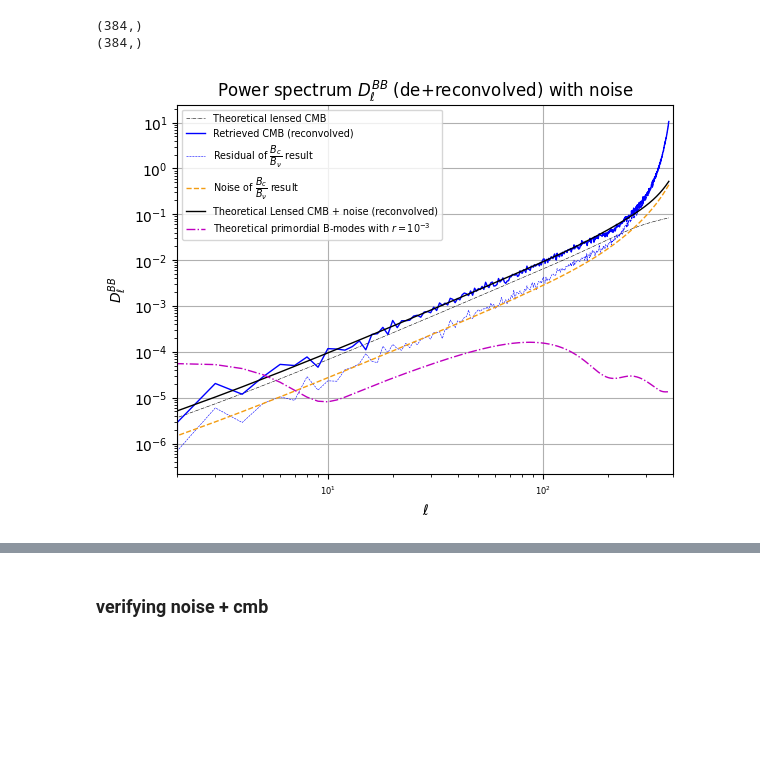
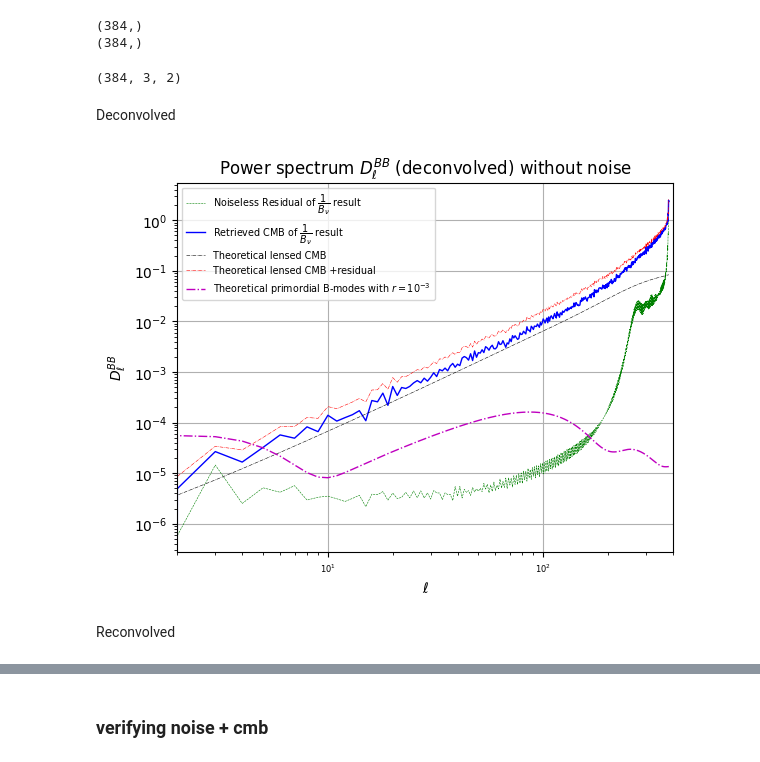
Before and after one commit to julientang/Stage3A, a Jupyter notebook: harmonic_comp_sep_with&withoutbeam.ipynb, the cells around one changed output, grey strips where cells are left out. Drawn from its saved outputs; the diff is of its cells as text; code cells hidden in the pictures; blank space fills up the shorter version.

```diff
--- a/harmonic_comp_sep_with&withoutbeam.ipynb
+++ b/harmonic_comp_sep_with&withoutbeam.ipynb
@@ -538,0 +578,3 @@ result_beam_ren.s = np.array([np.array([hp.almxfl(result_beam_ren.s[i,j,:],1/bea
+# %%
+noise_map_ren = np.array([np.array([hp.smoothing(freq_map_noise[i,j],beam_window=b_c[i,:,j]) for j in range(0,ncomp) ]) for i in range(0,num_freq)])
+noise_map_inv = np.array([np.array([hp.smoothing(freq_map_noise[i,j],beam_window=inv_beam_arr[i,:,j]) for j in range(0,ncomp) ]) for i in range(0,num_freq)])
@@ -538,0 +622,3 @@ result_beam_ren.s = np.array([np.array([hp.almxfl(result_beam_ren.s[i,j,:],1/bea
+# %%
+def _mv(m, v):
+    return np.einsum('...ij,...j->...i', m, v, optimize=False)
@@ -538,0 +635,6 @@ result_beam_ren.s = np.array([np.array([hp.almxfl(result_beam_ren.s[i,j,:],1/bea
+# %%
+noise_alm_eff_inv = _mv(Wlm_ren,noise_alm_inv_EB)
+print(noise_alm_eff_inv.shape)
+print(type(noise_alm_eff_inv))
+noise_alm_eff_inv = noise_alm_eff_inv.transpose()
+print(noise_alm_eff_inv.shape)
@@ -620,10 +780,11 @@ print(alm_CMB.shape)
 
 print(alm_CMB.shape)
 print(result_beam_inv.s[0,0:2].shape)
-res_CMB_alm_inv = result_beam_inv.s[0,0:2]-alm_CMB[1:3]
-res_CMB_alm_ren = result_beam_ren.s[0,0:2]-alm_CMB[1:3]
-
-print(res_CMB_alm_inv.shape)
+res_CMB_alm_inv = result_beam_inv.s[0,0:2]-alm_CMB[1:3]-noise_alm_eff_inv[0]
+res_CMB_alm_ren = result_beam_ren.s[0,0:2]-alm_CMB_smooth[1:3]-noise_alm_eff_ren[0]
+# res_CMB_alm_inv = result_beam_inv.s[0,0:2]-alm_CMB[1:3]
+# res_CMB_alm_ren = result_beam_ren.s[0,0:2]-alm_CMB_smooth[1:3]
+print(res_CMB_alm_ren.shape)
 # %% [output]
 (3, 73920)
 (2, 73920)
@@ -736,46 +901,58 @@ print(beam_common[:,2].shape)
 # %% [output]
 (384,)
 (384,)
+# %%
+print(beam_eff_CMB.shape)
+# %% [output]
+(384, 3, 2)
+# %% [markdown]
+Deconvolved
 # %%
 l_arr = np.arange(0,lmax+1,1)
 
 py.figure(1)
 ax1 = py.subplot(111)
 ax1.tick_params('x', labelsize=6)
-# ax1.plot(l_arr,l_arr*(l_arr+1)/np.pi*C_BB_CMB_inv_l,'g--',linewidth =.4,label = 'Residual of $\dfrac{1}{B_{\\nu}}$ result')
-# ax1.plot(l_arr,l_arr*(l_arr+1)/np.pi*C_l_inv_BB,'g',linewidth = 1,label = 'Retrieved CMB of $\dfrac{1}{B_{\\nu}}$ result')
+ax1.plot(l_arr,l_arr*(l_arr+1)/np.pi*C_BB_CMB_inv_l,'g--',linewidth =.4,label = 'Noiseless Residual of $\dfrac{1}{B_{\\nu}}$ result')
+ax1.plot(l_arr,l_arr*(l_arr+1)/np.pi*C_l_inv_BB,'b',linewidth = 1,label = 'Retrieved CMB of $\dfrac{1}{B_{\\nu}}$ result')
 # ax1.plot(l_arr,l_arr*(l_arr+1)/np.pi*cl_beam_inv[2],'r--',linewidth =1, label = 'Noise of $\dfrac{1}{B_{\\nu}}$ result')
 # ax1.plot(l_arr,l_arr*(l_arr+1)/np.pi*(cl_CMB_crop_th[2]+cl_beam_inv[2]),'k-',linewidth =1,label = "Theoretical lensed CMB+noise of $\dfrac{1}{B_{\\nu}}$ result")
+py.title('Power spectrum $D_{\ell}^{BB}$ (deconvolved) without noise')
 
 ax1.plot(l_arr,l_arr*(l_arr+1)*cl_CMB_crop_th[2]/np.pi,'k-.',linewidth =0.4,label = "Theoretical lensed CMB ")
-# py.title('Power spectrum $D_{\ell}^{BB}$ (deconvolved) with noise')
+ax1.plot(l_arr,D_ell(C_l_inv_BB+cl_CMB_crop_th[2]),'r-.',linewidth =0.4,label = "Theoretical lensed CMB +residual")
 
-ax1.plot(l_arr,D_ell(C_l_ren_BB),'b',linewidth = 1,label = 'Retrieved CMB (reconvolved)')
-ax1.plot(l_arr,D_ell(C_BB_CMB_ren_l),'b--',linewidth =.4,label = 'Residual of $\dfrac{B_c}{B_{\\nu}}$ result')
-ax1.plot(l_arr,D_ell(cl_beam_ren[2]),'--',color='#F39C12',linewidth =1, label = 'Noise of $\dfrac{B_c}{B_{\\nu}}$ result')
-ax1.plot(l_arr,D_ell((cl_CMB_crop_th[2])+cl_beam_ren[2]),'k-',linewidth =1,label = "Theoretical Lensed CMB + noise (reconvolved)")
-py.title('Power spectrum $D_{\ell}^{BB}$ (de+reconvolved) with noise')
+# ax1.plot(l_arr,D_ell(C_l_ren_BB),'b',linewidth = 1,label = 'Retrieved CMB (reconvolved)')
+# ax1.plot(l_arr,D_ell(C_BB_CMB_ren_l),'b--',linewidth =.4,label = 'Noiseless Residual of $\dfrac{B_c}{B_{\\nu}}$ result')
+# ax1.plot(l_arr,D_ell(cl_beam_ren[2]),'--',color='#F39C12',linewidth =1, label = 'Noise of $\dfrac{B_c}{B_{\\nu}}$ result')
+# ax1.plot(l_arr,D_ell((cl_CMB_crop_th[2]*beam_common[:,2]**2)+cl_beam_ren[2]),'k-',linewidth =1,label = "Theoretical Lensed CMB + noise (reconvolved)")
+# py.title('Power spectrum $D_{\ell}^{BB}$ (de+reconvolved) with noise')
+
+# ax1.plot(l_arr,np.abs(D_ell(C_l_ren_BB-(cl_CMB_crop_th[2]*beam_common[:,2]**2)+cl_beam_ren[2])),'g',linewidth = 1,label = r'$C_{\ell}^{CMB,ret}-C_{\ell}^{CMB+noise,th}$(result of $\frac{B^c}{B^{\nu}})$')
+# ax1.plot(l_arr,D_ell((cl_CMB_crop_th[2]*beam_eff_CMB[:,0,1]**2)+cl_beam_ren[2]),'k-',linewidth =1,label = "Theoretical Lensed CMB + noise (reconvolved)")
 
 # ax1.plot(l_arr,l_arr*(l_arr+1)*(cl_CMB_crop_th[2])*beam_common[:,2]**2/np.pi,'k-.',linewidth =0.4,label = "Theoretical Beamed lensed CMB ")
 
 ax1.plot(l_arr,l_arr*(l_arr+1)/np.pi*0.001*cl_GW_crop[2],'m-.',linewidth =1,label = "Theoretical primordial B-modes with $r=10^{-3}$")
 
 # py.title('Harmonic component separation : deconvolved and de+reconvolved')
 
 handles, labels = ax1.get_legend_handles_labels()
 py.xlim(left = 2 #,right =2*NSIDE
 )
 
 py.grid()
 py.xlabel('$\ell$')
 py.yscale("log")
 py.xscale("log")
 # py.ylim(-1,1)
 
         #  of the residuals with and without beam, with noise')
 
 py.ylabel('$D_{\ell}^{BB}$')
 py.legend(handles,labels, loc = 'upper left', fontsize = 'x-small')
 py.show()
 # %% [output]
-[figure, old version]
+[figure, new version]
+# %% [markdown]
+Reconvolved
```
Also changed, not shown: parts of 60 cells of this notebook.
